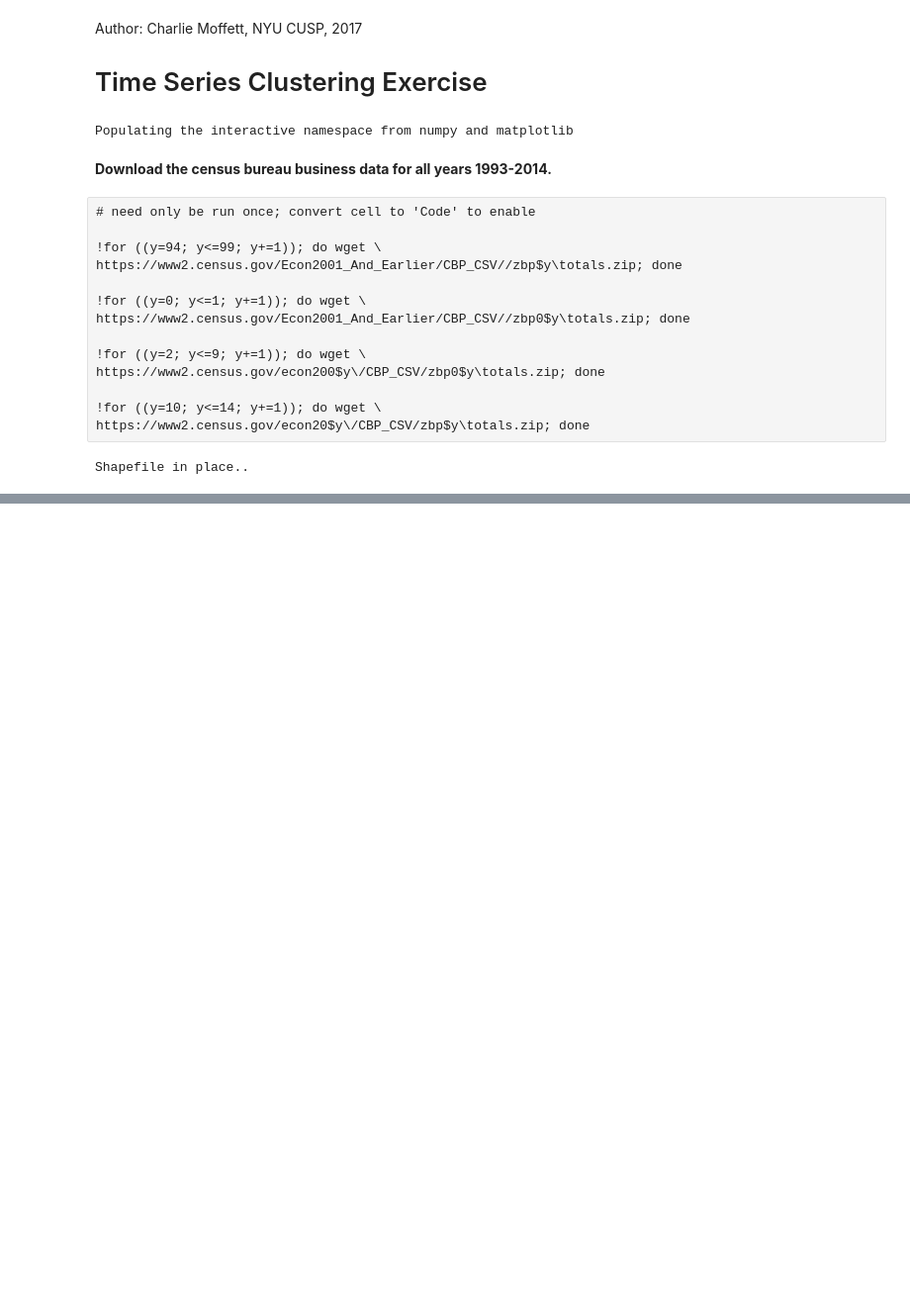
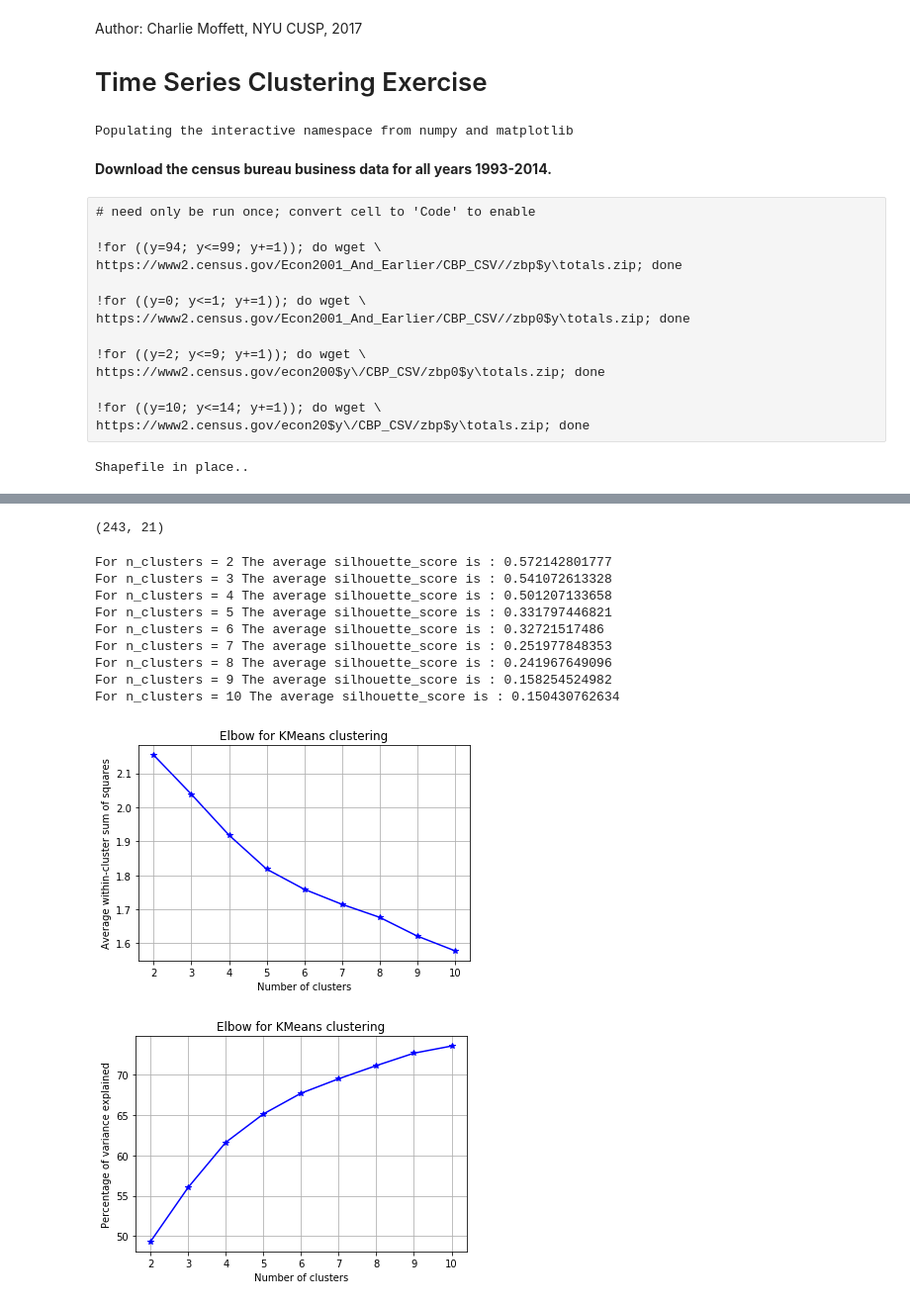
Before and after one commit to charlie-moffett/PUI2017_cm4698, a Jupyter notebook: HW11_cm4698/Assignment1_cm4698.ipynb, the cells around one changed output, grey strips where cells are left out. Shown: that part at 99% size. Drawn from its saved outputs; the diff is of its cells as text; code cells hidden in the pictures; blank space fills up the shorter version.

```diff
--- a/HW11_cm4698/Assignment1_cm4698.ipynb
+++ b/HW11_cm4698/Assignment1_cm4698.ipynb
@@ -93,4 +84,16 @@ for i in range(94,100):
     df = pd.read_csv(zf.open(fname.replace('.zip','.txt'))).assign(year=time)
     df.columns = [x.upper() for x in df.columns]
     df = df[['ZIP', 'EST', 'YEAR']]
-    df_ = df_.append(df)
+    ts_df = ts_df.append(df)
+
+
+for i in range(0,15):
+    fname='zbp' + str(i).zfill(2) + 'totals.zip'
+    time = 2000 + i
+    zf = zipfile.ZipFile(PUIdata + '/' + fname)
+    df = pd.read_csv(zf.open(fname.replace('.zip','.txt'))).assign(year=time)
+    df.columns = [x.upper() for x in df.columns]
+    df = df[['ZIP', 'EST', 'YEAR']]
+    ts_df = ts_df.append(df)
+
+ts_df.shape
@@ -116,0 +104,9 @@ zipdf.head()
+# %%
+# 1. get and prep my data
+ts_df = pd.pivot_table(ts_df, values='EST', index='ZIP', columns='YEAR')
+ts_df.dropna(axis=0, inplace=True)
+# %%
+merge_df = dfzip.merge(ts_df, right_index=True, left_on='ZIPCODE')
+merge_df.drop('geometry', axis=1, inplace=True)
+merge_df.set_index('ZIPCODE', inplace=True)
+merge_df.head(2)
@@ -116,0 +119,5 @@ zipdf.head()
+# %%
+df_stan = ((merge_df.T - merge_df.mean(axis=1)) / merge_df.std(axis=1)).T
+df_stan.shape
+# %% [output]
+(243, 21)
@@ -116,0 +168,24 @@ zipdf.head()
+# %%
+# 2. cluster the NUMBER OF ESTABLISHMENTS time series with K-means
+range_n_clusters = range(2,11)
+for n_clusters in range_n_clusters:
+
+    clusterer = KMeans(n_clusters=n_clusters, random_state=123)
+    cluster_labels = clusterer.fit_predict(df_stan)
+    silhouette_avg = silhouette_score(df_stan, cluster_labels)
+    print("For n_clusters =", n_clusters,
+          "The average silhouette_score is :", silhouette_avg)
+    sample_silhouette_values = silhouette_samples(df_stan, cluster_labels)
+elbow(df_stan,range_n_clusters)
+# %% [output]
+For n_clusters = 2 The average silhouette_score is : 0.572142801777
+For n_clusters = 3 The average silhouette_score is : 0.541072613328
+For n_clusters = 4 The average silhouette_score is : 0.501207133658
+For n_clusters = 5 The average silhouette_score is : 0.331797446821
+For n_clusters = 6 The average silhouette_score is : 0.32721517486
+For n_clusters = 7 The average silhouette_score is : 0.251977848353
+For n_clusters = 8 The average silhouette_score is : 0.241967649096
+For n_clusters = 9 The average silhouette_score is : 0.158254524982
+For n_clusters = 10 The average silhouette_score is : 0.150430762634
+[figure, added]
+[figure, added]
```
Also changed, not shown: parts of 13 cells of this notebook.
